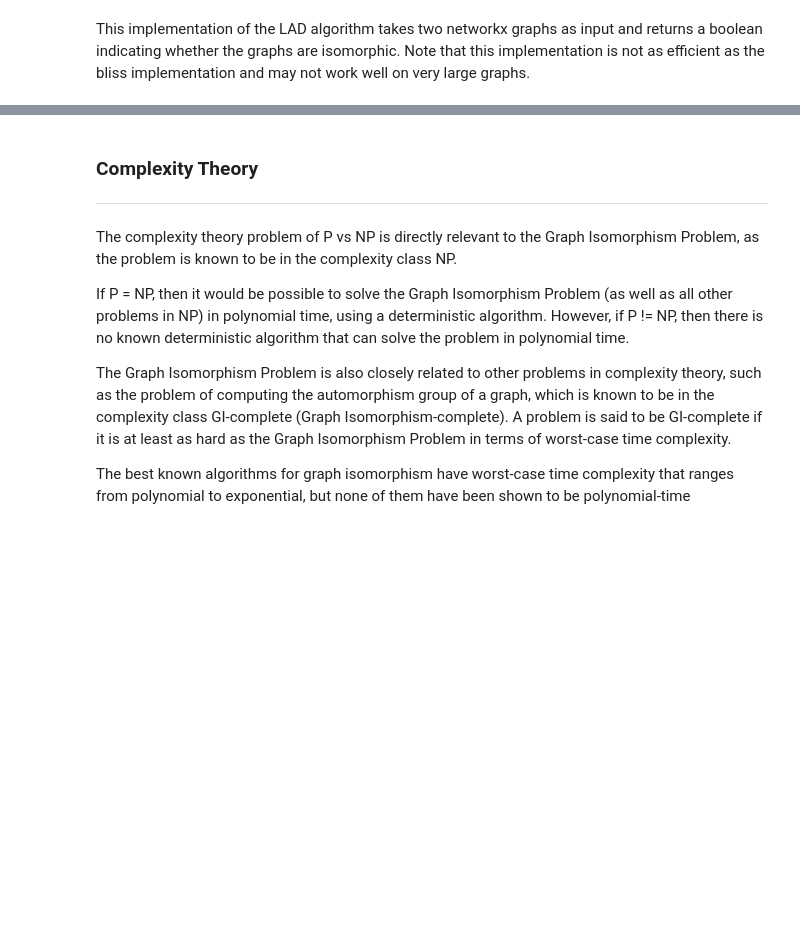
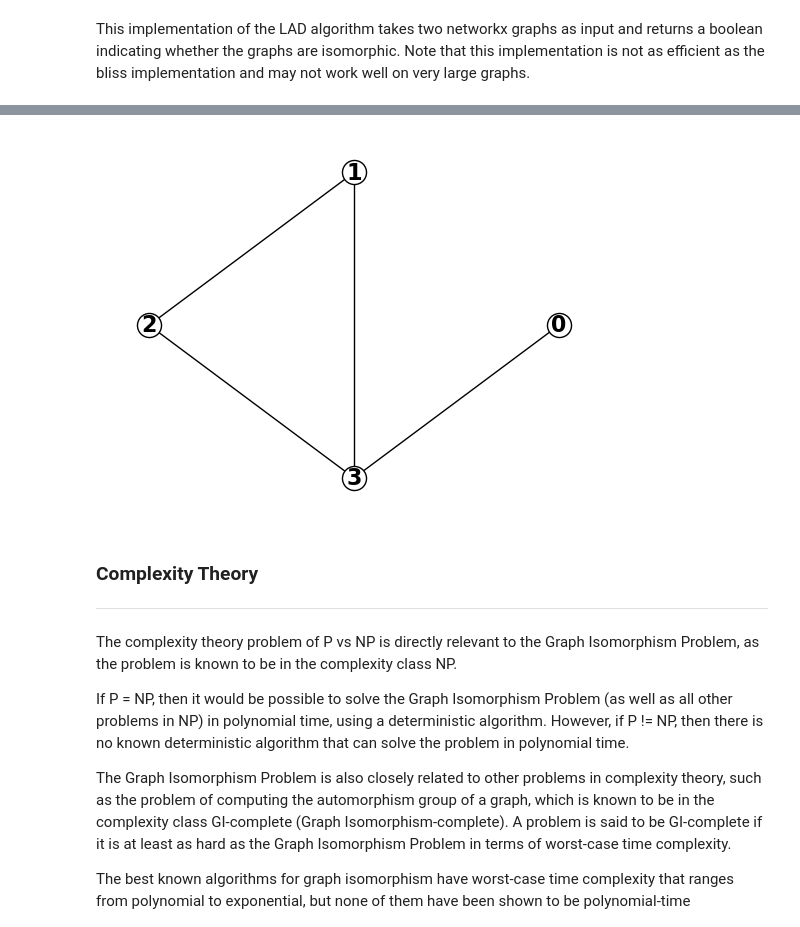
Before and after one commit to DaraLenaghan-1/graph-theory-project, a Jupyter notebook: graph_isomorphism.ipynb, the cells around one changed output, grey strips where cells are left out. Drawn from its saved outputs; the diff is of its cells as text; code cells hidden in the pictures; blank space fills up the shorter version.

```diff
--- a/graph_isomorphism.ipynb
+++ b/graph_isomorphism.ipynb
@@ -349,3 +743,14 @@ This implementation of the LAD algorithm takes two networkx graphs as input and
+# %%
+# Create new graph from new adjacency matrix.
+G_P = nx.from_numpy_matrix(A_P)
+# Create new figure.
+fig, ax = plt.subplots()
+# Draw circular layout of the graph.
+nx.draw_circular(G_P, ax=ax, **params)
+# Show the plot.
+plt.show()
+# %% [output]
+[figure, added]
 # %% [markdown]
 ### Complexity Theory
 ***
```
Also changed, not shown: parts of 34 cells of this notebook.
